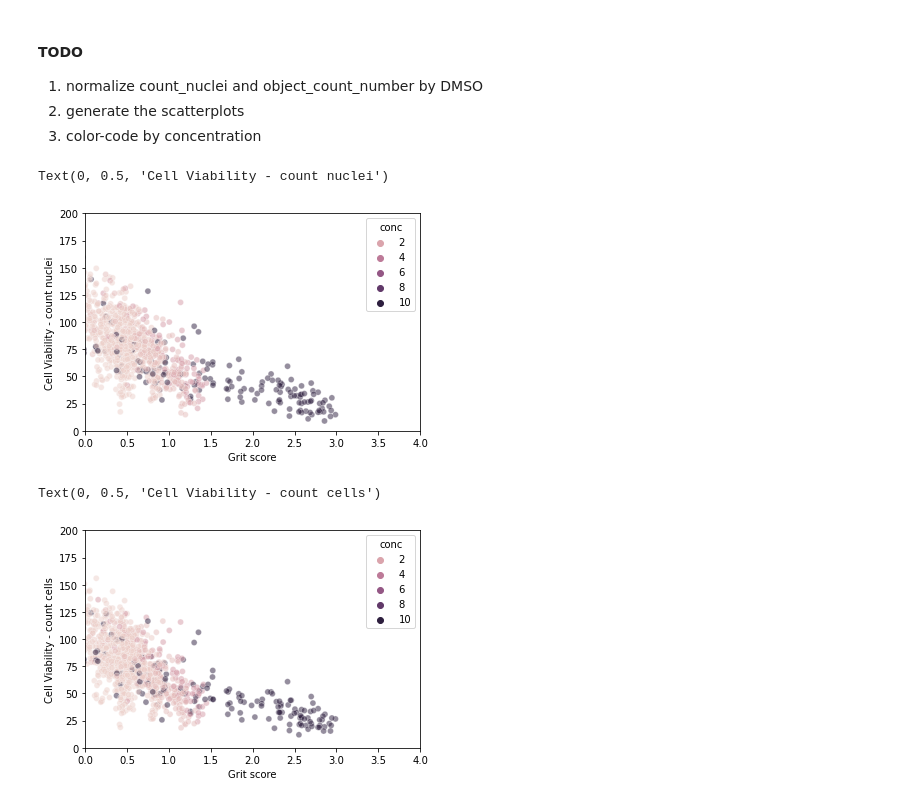
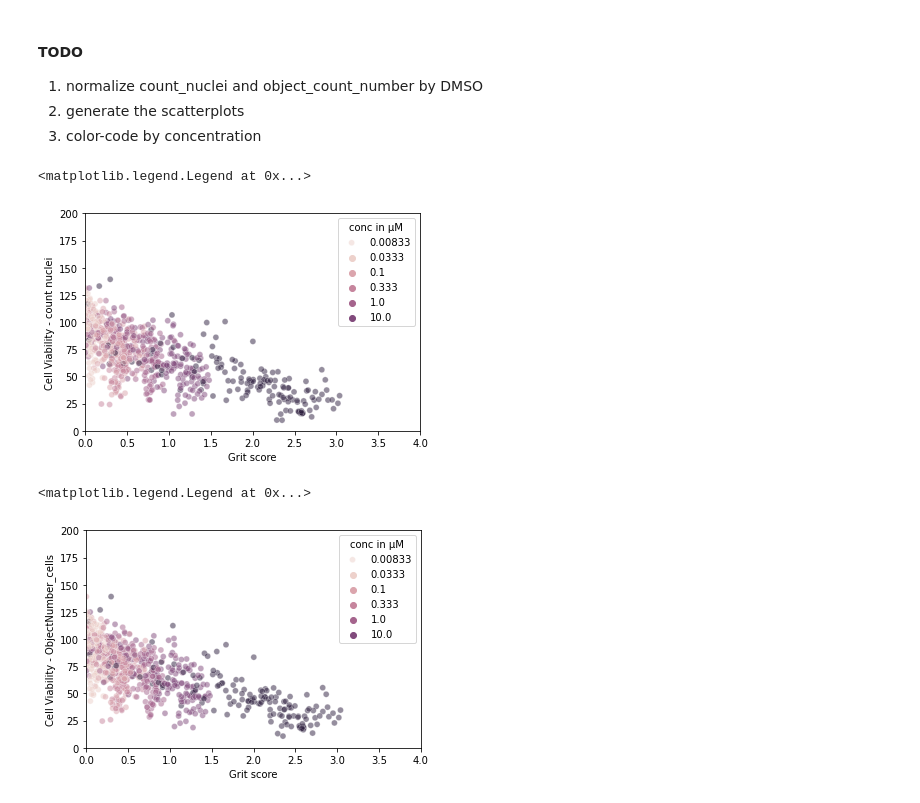
Before and after one commit to pharmbio/colopaint3D, a Jupyter notebook: 2D_analysis_v2/6_grit_vs_cellcount.ipynb, the cells around one changed output. Saved outputs shown, nothing was run; the diff lists cells and outputs as text; code cells hidden in the pictures.

```diff
--- a/2D_analysis_v2/6_grit_vs_cellcount.ipynb
+++ b/2D_analysis_v2/6_grit_vs_cellcount.ipynb
@@ -67,4 +45,0 @@ norm = dfDMSO[['Count_nuclei', 'ObjectNumber_cells','ObjectNumber_nuclei']].mean
-# %%
-df['Count_nuclei_norm'] = (df['Count_nuclei'] / norm[0])*100
-df['ObjectNumber_cells_norm'] = (df['ObjectNumber_cells'] / norm[1])*100
-df['ObjectNumber_nuclei_norm'] = (df['ObjectNumber_nuclei'] / norm[1])*100
@@ -82,24 +48,36 @@ df.head()
 1) normalize count_nuclei and object_count_number by DMSO
 2) generate the scatterplots
 3) color-code by concentration
+# %%
+# df = df[df['Metadata_cmpd_conc'] != 10]
+df = df[df['Metadata_cmpd_conc'] != 2.5]
+# %%
+def pDose(x):
+    '''This is just a helper function, to compute easily log transformed concentrations used in drug discovery'''
+    return(-np.log10(1e-6*x))
+# %%
+ListOflabels = list(df['Metadata_cmpd_conc'].unique().astype(str))
+ListOflabels.sort()
 # %%
-sns.scatterplot(x=df['grit'], y=df['Count_nuclei_norm'], hue=df['conc'], alpha=0.5)
+sns.scatterplot(x=df['grit'], y=df['Count_nuclei'], hue=10 - pDose(df['Metadata_cmpd_conc']), alpha=0.5)
 plt.xlim([0, 4])
 plt.ylim([0, 200])
 plt.xlabel('Grit score')
 plt.ylabel('Cell Viability - count nuclei')
+
+plt.legend(title ='conc in µM', labels=ListOflabels)
 # %% [output]
-Text(0, 0.5, 'Cell Viability - count nuclei')
+<matplotlib.legend.Legend at 0x...>
-[figure, old version]
+[figure, new version]
 # %%
-sns.scatterplot(x=df['grit'], y=df['ObjectNumber_cells_norm'], hue=df['conc'], alpha=0.5)
+sns.scatterplot(x=df['grit'], y=df['ObjectNumber_cells'], hue=10 - pDose(df['Metadata_cmpd_conc']), alpha=0.5)
 plt.xlim([0, 4])
 plt.ylim([0, 200])
 plt.xlabel('Grit score')
-plt.ylabel('Cell Viability - count cells')
+plt.ylabel('Cell Viability - ObjectNumber_cells')
 
-#plt.annotate('some value', (1.6,130))
+plt.legend(title ='conc in µM', labels=ListOflabels)
 # %% [output]
-Text(0, 0.5, 'Cell Viability - count cells')
+<matplotlib.legend.Legend at 0x...>
-[figure, old version]
+[figure, new version]
 # %%
```
Also changed, not shown: parts of 13 cells of this notebook, 6 other files.
